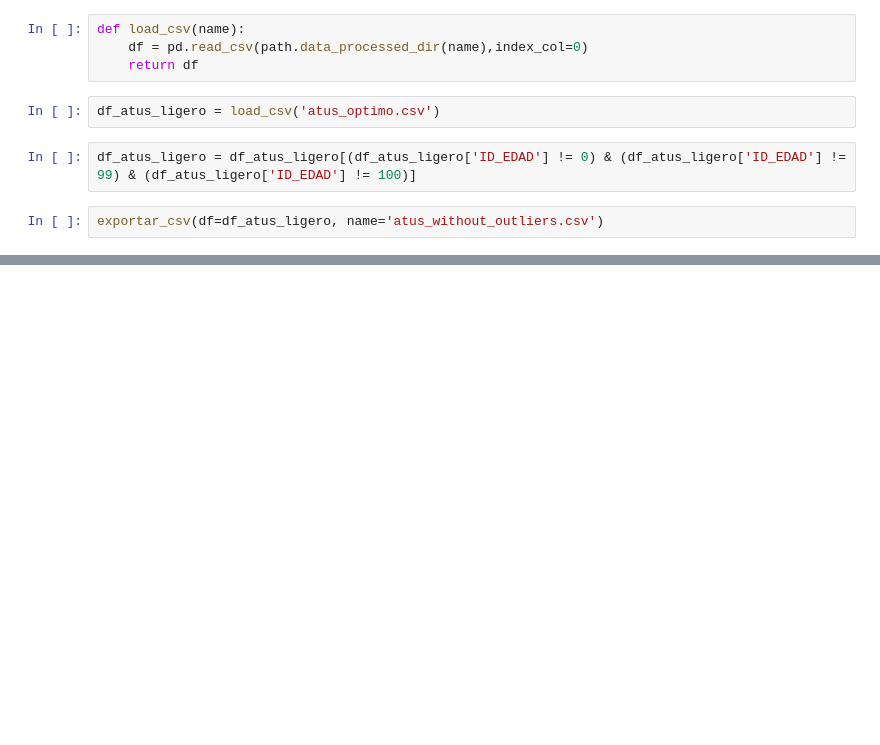
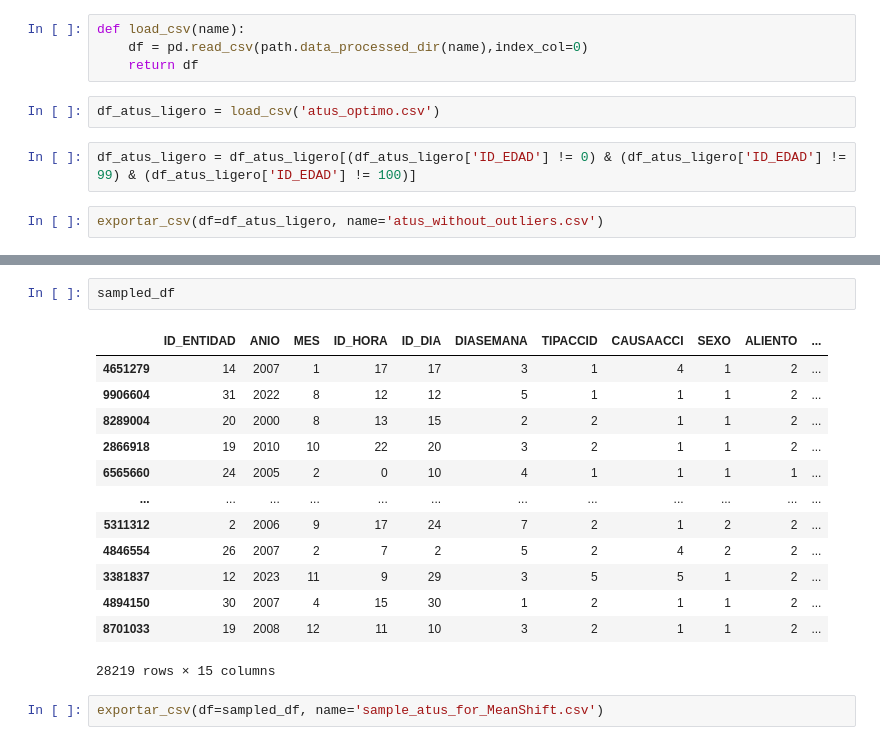
Before and after one commit to DRACDARKTIME/traffic-accidents-mx-1997-2023, a Jupyter notebook: notebooks/1.0-make-dataset.ipynb, the cells around one changed output, grey strips where cells are left out. Drawn from its saved outputs; the diff is of its cells as text; blank space fills up the shorter version.

```diff
--- a/notebooks/1.0-make-dataset.ipynb
+++ b/notebooks/1.0-make-dataset.ipynb
@@ -286,0 +314,18 @@ exportar_csv(df=df_atus_ligero, name='atus_without_outliers.csv')
+# %%
+sampled_df
+# %% [output]
+|  | ID_ENTIDAD | ANIO | MES | ID_HORA | ID_DIA | DIASEMANA | TIPACCID | CAUSAACCI | SEXO | ALIENTO | ... |
+| 4651279 | 14 | 2007 | 1 | 17 | 17 | 3 | 1 | 4 | 1 | 2 | ... |
+| 9906604 | 31 | 2022 | 8 | 12 | 12 | 5 | 1 | 1 | 1 | 2 | ... |
+| 8289004 | 20 | 2000 | 8 | 13 | 15 | 2 | 2 | 1 | 1 | 2 | ... |
+| 2866918 | 19 | 2010 | 10 | 22 | 20 | 3 | 2 | 1 | 1 | 2 | ... |
+| 6565660 | 24 | 2005 | 2 | 0 | 10 | 4 | 1 | 1 | 1 | 1 | ... |
+| ... | ... | ... | ... | ... | ... | ... | ... | ... | ... | ... | ... |
+| 5311312 | 2 | 2006 | 9 | 17 | 24 | 7 | 2 | 1 | 2 | 2 | ... |
+| 4846554 | 26 | 2007 | 2 | 7 | 2 | 5 | 2 | 4 | 2 | 2 | ... |
+| 3381837 | 12 | 2023 | 11 | 9 | 29 | 3 | 5 | 5 | 1 | 2 | ... |
+| 4894150 | 30 | 2007 | 4 | 15 | 30 | 1 | 2 | 1 | 1 | 2 | ... |
+| 8701033 | 19 | 2008 | 12 | 11 | 10 | 3 | 2 | 1 | 1 | 2 | ... |
+28219 rows × 15 columns
+# %%
+exportar_csv(df=sampled_df, name='sample_atus_for_MeanShift.csv')
```
Also changed, not shown: parts of 6 cells of this notebook, 5 other files.
